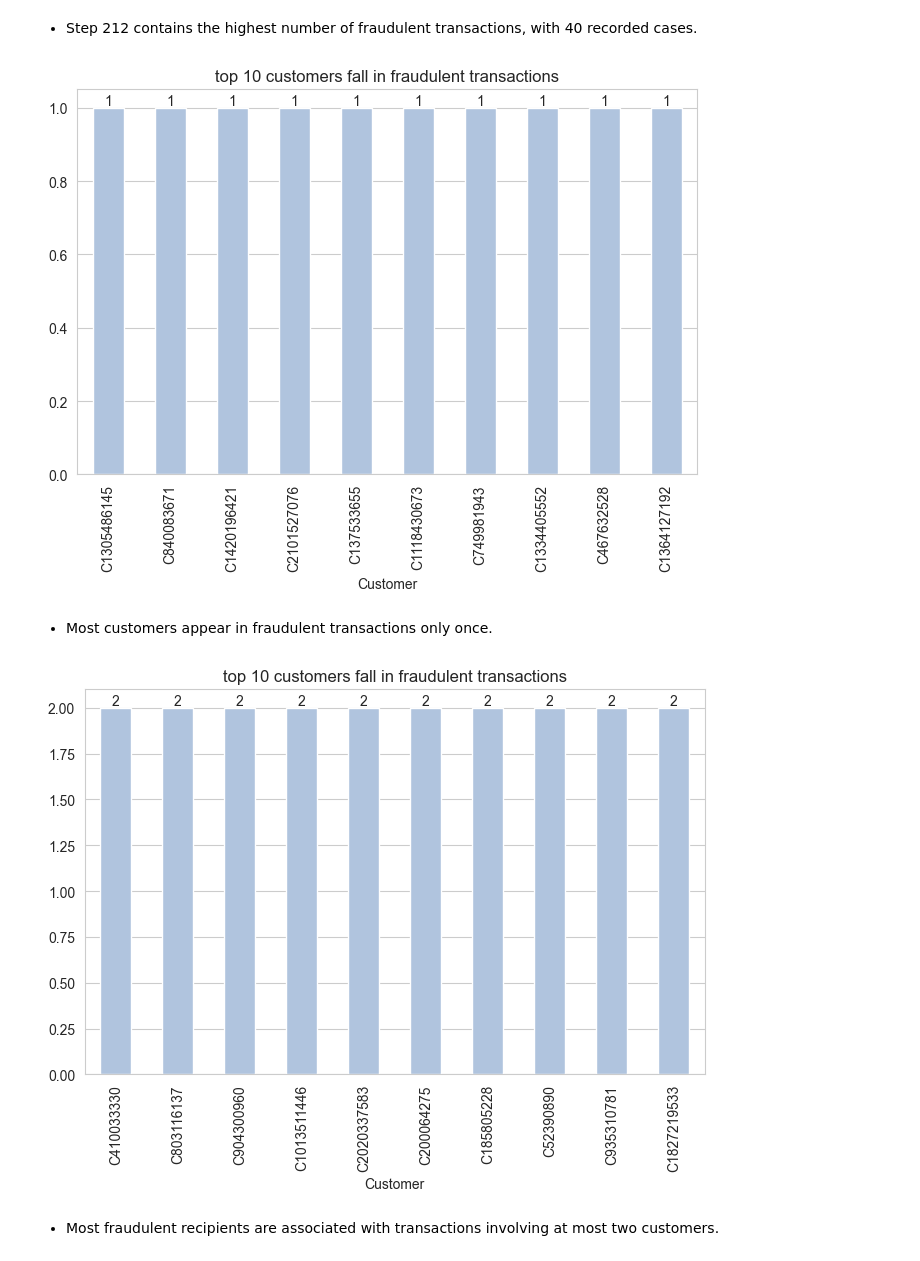
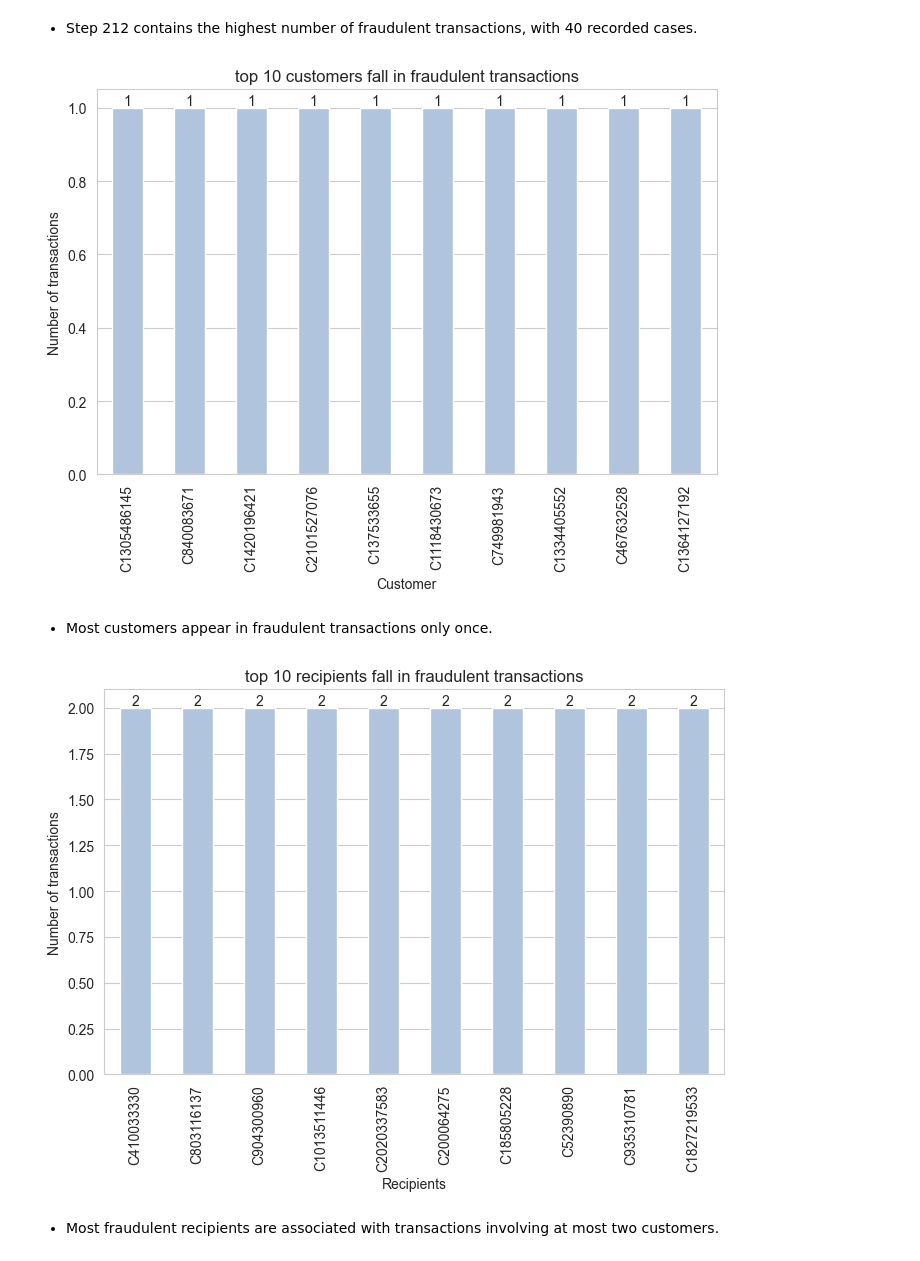
Before and after one commit to luunguyentankhai/ADY201m, a Jupyter notebook: preprocessing/data_cleaning.ipynb, the cells around one changed output. Cells and saved outputs as stored; diff of their text form; code cells hidden in the pictures.

```diff
--- a/preprocessing/data_cleaning.ipynb
+++ b/preprocessing/data_cleaning.ipynb
@@ -370,32 +369,34 @@ del ax, df2
 df2 = df1['nameOrig'].value_counts().head(10)
 plt.figure(figsize= (8,5))
 ax = df2.plot(kind= 'bar', color= 'lightsteelblue')
-ax.set_xlabel('Customer')
 
 for container in ax.containers:
     ax.bar_label(container)
 
 plt.title('top 10 customers fall in fraudulent transactions')
+plt.ylabel("Number of transactions")
+plt.xlabel("Customer")
 plt.grid(axis= 'x')
 plt.show()
 # %% [output]
-[figure, old version]
+[figure, new version]
 # %% [markdown]
 - Most customers appear in fraudulent transactions only once.
 # %%
 df2 = df1['nameDest'].value_counts().head(10)
 plt.figure(figsize= (8,5))
 ax = df2.plot(kind= 'bar', color= 'lightsteelblue')
-ax.set_xlabel('Customer')
 
 for container in ax.containers:
     ax.bar_label(container)
 
-plt.title('top 10 customers fall in fraudulent transactions')
+plt.title('top 10 recipients fall in fraudulent transactions')
+plt.xlabel("Recipients")
+plt.ylabel("Number of transactions")
 plt.grid(axis= 'x')
 plt.show()
 # %% [output]
-[figure, old version]
+[figure, new version]
 # %% [markdown]
 - Most fraudulent recipients are associated with transactions involving at most two customers.
 # %%
```
Also changed, not shown: parts of 11 cells of this notebook.
